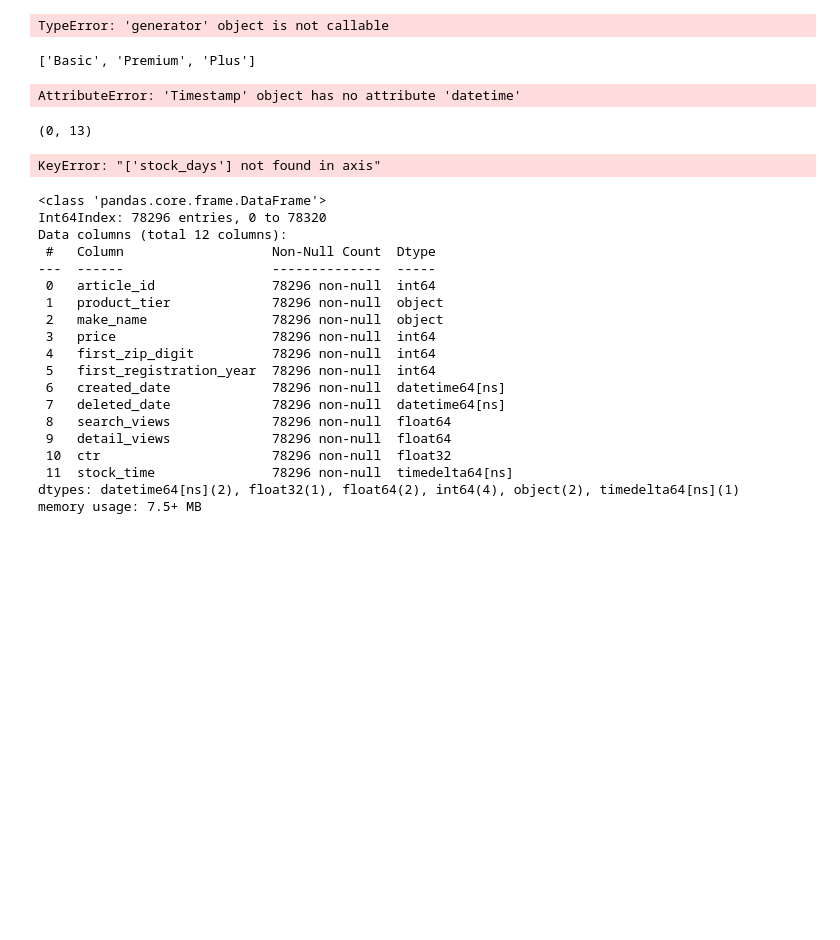
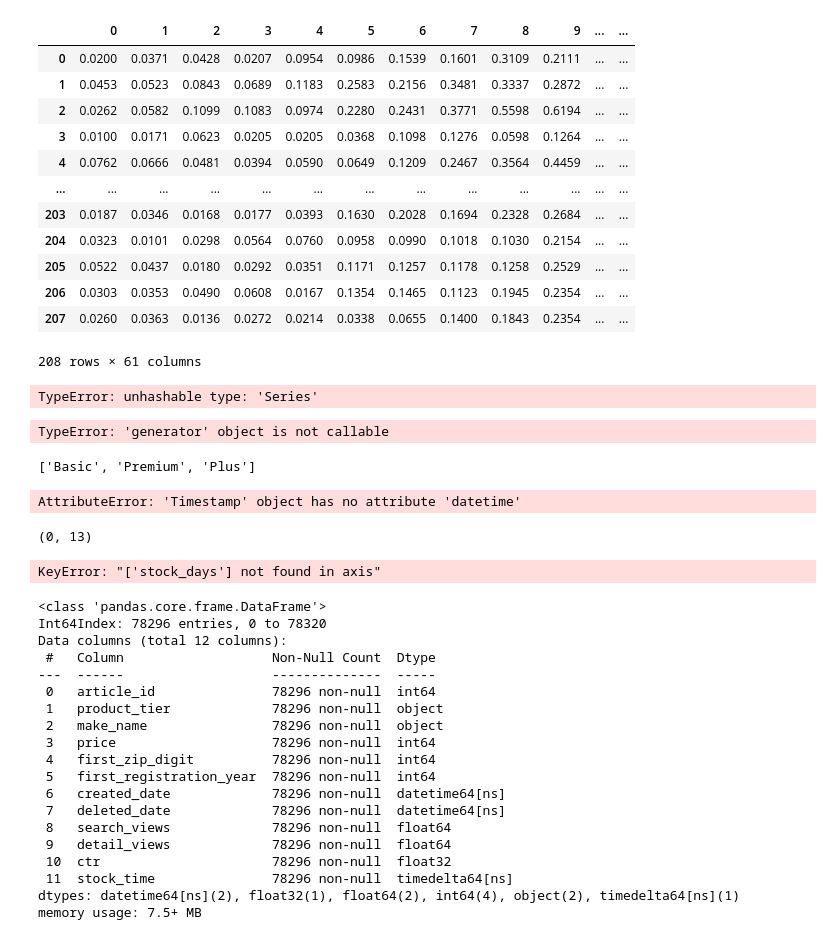
Before and after one commit to msalehsaudi/Autoscout24, a Jupyter notebook: Autoscout24.ipynb, the cells around one changed output. Cells and saved outputs as stored; diff of their text form; code cells hidden in the pictures; blank space fills up the shorter version.

Commit message:
pycaret

```diff
--- a/Autoscout24.ipynb
+++ b/Autoscout24.ipynb
@@ -21,9 +21,58 @@ Successfully installed autoviz-0.0.85 hvplot-0.7.3
 # %%
 import pandas as pd
 import numpy as np
+# %%
+
+# tune model hyperparameters on the sonar classification dataset
+from pandas import read_csv
+from sklearn.ensemble import ExtraTreesClassifier
+from pycaret.classification import setup
+from pycaret.classification import tune_model
+# define the location of the dataset
+url = 'https://raw.githubusercontent.com/jbrownlee/Datasets/master/sonar.csv'
+# load the dataset
+df = read_csv(url, header=None)
+# set column names as the column number
+n_cols = df.shape[1]
+df.columns = [str(i) for i in range(n_cols)]
+# setup the dataset
+grid = setup(data=df, target=df.columns[-1], html=True, silent=True, verbose=False)
+# tune model hyperparameters
+best = tune_model(ExtraTreesClassifier(), n_iter=200, choose_better=True)
+# report the best model
+print(best)
+# %% [output]
+|  | 0 | 1 | 2 | 3 | 4 | 5 | 6 | 7 | 8 | 9 | ... | ... |
+| 0 | 0.0200 | 0.0371 | 0.0428 | 0.0207 | 0.0954 | 0.0986 | 0.1539 | 0.1601 | 0.3109 | 0.2111 | ... | ... |
+| 1 | 0.0453 | 0.0523 | 0.0843 | 0.0689 | 0.1183 | 0.2583 | 0.2156 | 0.3481 | 0.3337 | 0.2872 | ... | ... |
+| 2 | 0.0262 | 0.0582 | 0.1099 | 0.1083 | 0.0974 | 0.2280 | 0.2431 | 0.3771 | 0.5598 | 0.6194 | ... | ... |
+| 3 | 0.0100 | 0.0171 | 0.0623 | 0.0205 | 0.0205 | 0.0368 | 0.1098 | 0.1276 | 0.0598 | 0.1264 | ... | ... |
+| 4 | 0.0762 | 0.0666 | 0.0481 | 0.0394 | 0.0590 | 0.0649 | 0.1209 | 0.2467 | 0.3564 | 0.4459 | ... | ... |
+| ... | ... | ... | ... | ... | ... | ... | ... | ... | ... | ... | ... | ... |
+| 203 | 0.0187 | 0.0346 | 0.0168 | 0.0177 | 0.0393 | 0.1630 | 0.2028 | 0.1694 | 0.2328 | 0.2684 | ... | ... |
+| 204 | 0.0323 | 0.0101 | 0.0298 | 0.0564 | 0.0760 | 0.0958 | 0.0990 | 0.1018 | 0.1030 | 0.2154 | ... | ... |
+| 205 | 0.0522 | 0.0437 | 0.0180 | 0.0292 | 0.0351 | 0.1171 | 0.1257 | 0.1178 | 0.1258 | 0.2529 | ... | ... |
+| 206 | 0.0303 | 0.0353 | 0.0490 | 0.0608 | 0.0167 | 0.1354 | 0.1465 | 0.1123 | 0.1945 | 0.2354 | ... | ... |
+| 207 | 0.0260 | 0.0363 | 0.0136 | 0.0272 | 0.0214 | 0.0338 | 0.0655 | 0.1400 | 0.1843 | 0.2354 | ... | ... |
+208 rows × 61 columns
 # %%
 df = pd.read_csv('AS24_Case_Study_Data.csv', delimiter = ';')
 df.dropna(inplace=True)
+# %%
+# compare machine learning algorithms on the sonar classification dataset
+from pycaret.classification import setup
+from pycaret.classification import compare_models
+# set column names as the column number
+n_cols = df.shape[1]
+df.columns = [str(i) for i in range(n_cols)]
+# setup the dataset
+grid = setup(data=df, target=df['8'], html=False, silent=True, verbose=True)
+# evaluate models and compare models
+best = compare_models()
+# report the best model
+print(best)
+# %% [output]
+TypeError: unhashable type: 'Series'
 # %%
 df.ctr = df.ctr.apply(lambda x : x[:5])
 df.drop(index = 39172, inplace = True )
```
Also changed, not shown: 6 other files.
